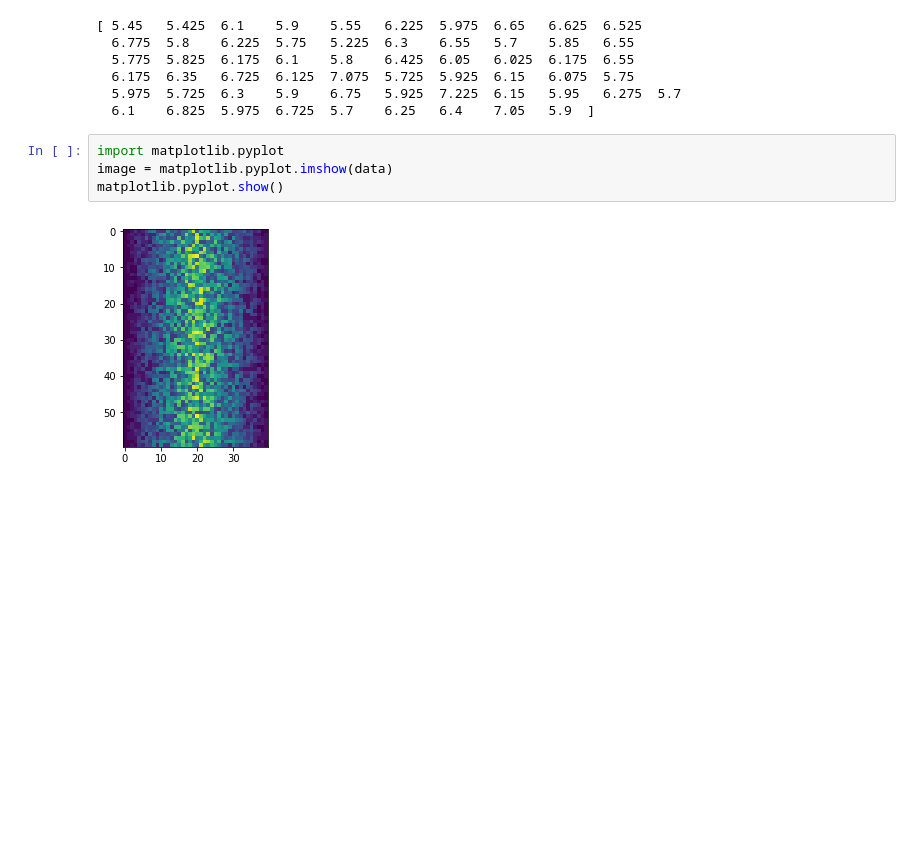
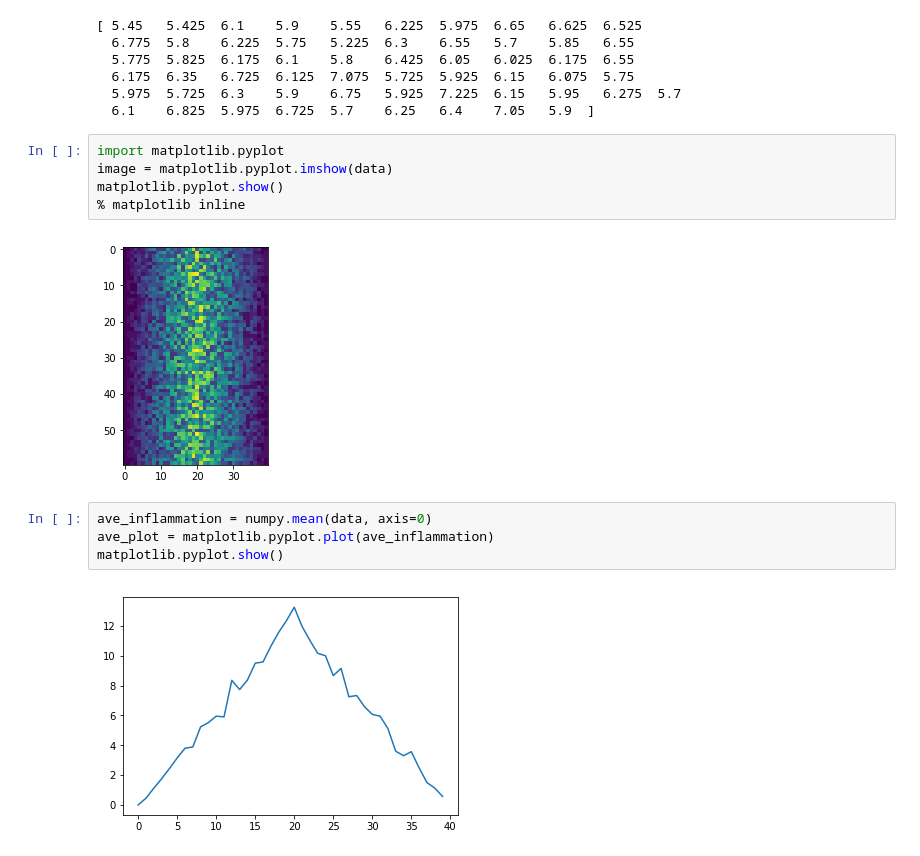
Before and after one commit to cooperkass/homework-assignments, a Jupyter notebook: week-3-hw-eeb177.ipynb, the cells around one changed output. Saved outputs shown, nothing was run; the diff lists cells and outputs as text; blank space fills up the shorter version.

```diff
--- a/week-3-hw-eeb177.ipynb
+++ b/week-3-hw-eeb177.ipynb
@@ -141,5 +141,12 @@ print(numpy.mean(data, axis=1))
 import matplotlib.pyplot
 image = matplotlib.pyplot.imshow(data)
 matplotlib.pyplot.show()
+% matplotlib inline
 # %% [output]
 [figure]
+# %%
+ave_inflammation = numpy.mean(data, axis=0)
+ave_plot = matplotlib.pyplot.plot(ave_inflammation)
+matplotlib.pyplot.show()
+# %% [output]
+[figure, added]
```
Also changed, not shown: parts of 11 cells of this notebook.
